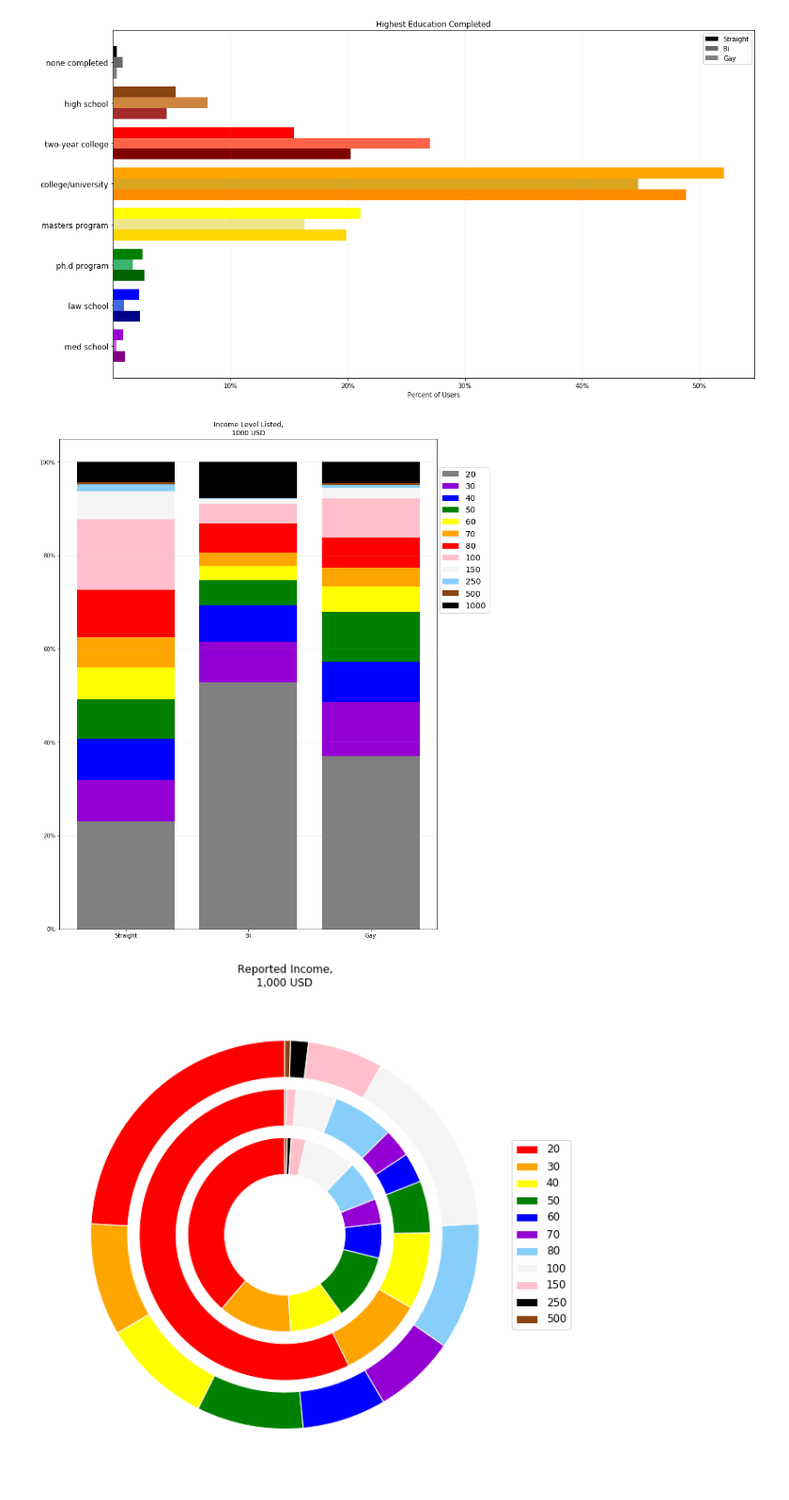
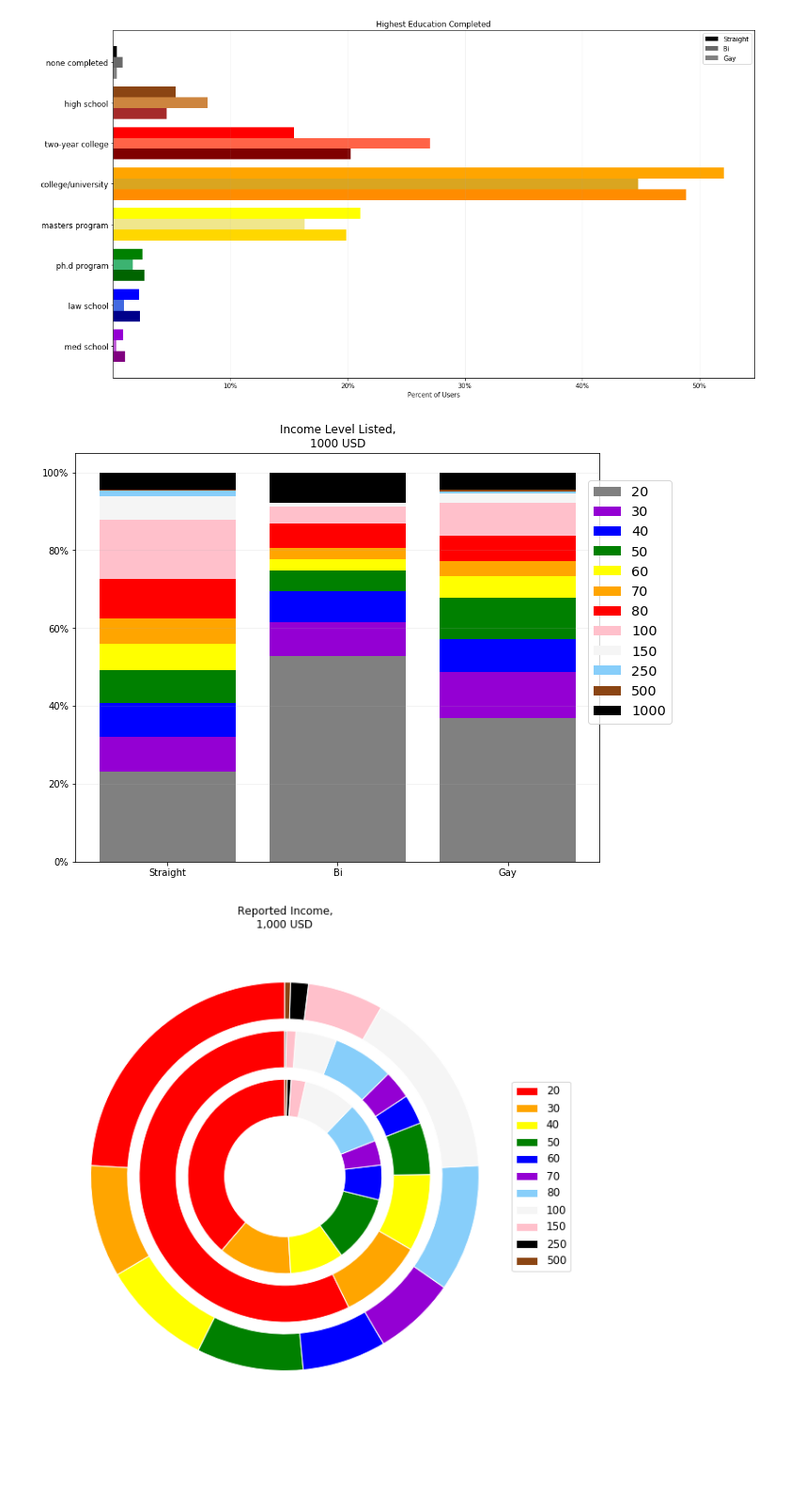
Before and after one commit to lemonmeringuepi/okcupid, a Jupyter notebook: dating skeleton.ipynb, the cells around one changed output. Shown at 94% size. Drawn from its saved outputs; the diff is of its cells as text; code cells hidden in the pictures; blank space fills up the shorter version.

```diff
--- a/dating skeleton.ipynb
+++ b/dating skeleton.ipynb
@@ -453,6 +457,13 @@ df['ethnicity_pacific_islander'] = df.apply(lambda x: 1 if 'pacific islander' in
 df['ethnicity_native_american'] = df.apply(lambda x: 1 if 'native american' in x['ethnicity'] else 0, axis=1)
 df['ethnicity_middle_eastern'] = df.apply(lambda x: 1 if 'middle eastern' in x['ethnicity'] else 0, axis=1)
 df['ethnicity_indian'] = df.apply(lambda x: 1 if 'indian' in x['ethnicity'] else 0, axis=1)
+df['ethnicity_asian'] = df.apply(lambda x: 1 if 'asian' in x['ethnicity'] else 0, axis=1)
+df['multiracial'] = df.apply(lambda x: 1 if (x['ethnicity_white'] + x['ethnicity_black'] +
+                             x['ethnicity_other'] + x['ethnicity_hispanic'] +
+                             x['ethnicity_pacific_islander'] +
+                             x['ethnicity_native_american'] +
+                             x['ethnicity_middle_eastern'] + x['ethnicity_indian'] +
+                             x['ethnicity_asian'])>1 else 0, axis=1)
 
 # education_code
 education_map = {'unknown': -1, 'working on space camp': -1, 'graduated from space camp': -1,
@@ -717,3 +730,10 @@ Amount of languages, separated by commas
 |but it doesn't matter|0|
 |and it's fun to think about|1|
 |and it matters a lot|2|
+# %%
+plt.figure(figsize=(10,6))
+
+for j in range(-1,2):
+    plt.subplot(1,3,j+2)
+    plt.hist(df[df['orientation_code']==j]['languages_spoken'])
+plt.show()
@@ -720,28 +742,30 @@ Amount of languages, separated by commas
 # %%
 plt.figure(figsize=(10,6))
 
-ethnicity_labels = ['white', 'black', 'other', 'hispanic', 'pacific\nislander',
-                    'native\namerican', 'middle\neastern', 'indian']
-ethnicity_rows = ['ethnicity_white', 'ethnicity_black', 'ethnicity_other',
+ethnicity_labels = ['white', 'black', 'hispanic', 'pacific\nislander',
+                    'native\namerican', 'middle\neastern', 'indian', 'asian', 'other',
+                   'multiracial']
+ethnicity_rows = ['ethnicity_white', 'ethnicity_black',
                   'ethnicity_hispanic', 'ethnicity_pacific_islander',
                   'ethnicity_native_american', 'ethnicity_middle_eastern',
-                  'ethnicity_indian']
-straight_ethnicity = [df[df['orientation_code']==-1][i].sum()/
+                  'ethnicity_indian', 'ethnicity_asian', 'ethnicity_other',
+                 'multiracial']
+straight_ethnicity = [len(df[(df['orientation_code']==-1) & (df[i]>0)])/
                       len(df[df['orientation_code']==-1]) for i in ethnicity_rows]
-bi_ethnicity = [df[df['orientation_code']==0][i].sum()/
+bi_ethnicity = [len(df[(df['orientation_code']==0) & (df[i]>0)])/
                 len(df[df['orientation_code']==0]) for i in ethnicity_rows]
-gay_ethnicity = [df[df['orientation_code']==1][i].sum()/
+gay_ethnicity = [len(df[(df['orientation_code']==1) & (df[i]>0)])/
                  len(df[df['orientation_code']==1]) for i in ethnicity_rows]
 
-straight_pos = [3*element + 0.8*1 for element in range(8)]
-bi_pos = [3*element + 0.8*2 for element in range(8)]
-gay_pos = [3*element + 0.8*3 for element in range(8)]
+straight_pos = [3*element + 0.8*1 for element in range(10)]
+bi_pos = [3*element + 0.8*2 for element in range(10)]
+gay_pos = [3*element + 0.8*3 for element in range(10)]
 
 plt.bar(straight_pos, straight_ethnicity, color=colors, label='Straight')
 plt.bar(bi_pos, bi_ethnicity, color=colors_faded, label='Bi')
 plt.bar(gay_pos, gay_ethnicity, color=colors_dark, label='Gay')
 
-plt.xticks([3*element + 0.8*2 for element in range(8)], ethnicity_labels)
+plt.xticks([3*element + 0.8*2 for element in range(10)], ethnicity_labels)
 plt.yticks([0.1*i for i in range(8)], [str(10*i)+'%' for i in range(8)])
 plt.legend()
 plt.gca().yaxis.grid(True, alpha=0.2)
@@ -753,0 +778,5 @@ plt.show()
+# %%
+ethnicities = zip(straight_ethnicity, bi_ethnicity, gay_ethnicity)
+
+for i in ethnicities:
+    print(i)
@@ -919,7 +959,7 @@ plt.show()
 # %% [output]
 [figure]
 # %%
-plt.figure(figsize=(12,16))
+plt.figure(figsize=(10,8))
 inc_labels = [20000, 30000, 40000, 50000, 60000, 70000, 80000,
               100000, 150000, 250000, 500000, 1000000]
 inc_labels_str = ['20', '30', '40', '50', '60', '70',
@@ -979,34 +1019,34 @@ plt.bar(orientation_key,
        label=inc_labels_str[7],
        bottom=bars6)
 plt.bar(orientation_key,
        incomes[8],
        color='whitesmoke',
        label=inc_labels_str[8],
        bottom=bars7)
 plt.bar(orientation_key,
        incomes[9],
        color='lightskyblue',
        label=inc_labels_str[9],
        bottom=bars8)
 plt.bar(orientation_key,
        incomes[10],
        color='saddlebrown',
        label=inc_labels_str[10],
        bottom=bars9)
 plt.bar(orientation_key,
        incomes[11],
        color='black',
        label=inc_labels_str[11],
        bottom=bars10)
 plt.yticks([0.2*i for i in range(6)], [str(20*i) +'%' for i in range(6)])
 plt.gca().yaxis.grid(True, alpha=0.2)
 plt.legend(loc=1, bbox_to_anchor=(1.15,.95), fontsize='x-large')
 plt.title('Income Level Listed,\n1000 USD')
 
 plt.savefig('reported_income_stacked_bar.png', bbox_inches='tight')
 plt.show()
 # %% [output]
-[figure, old version]
+[figure, new version]
 # %%
 plt.figure(figsize=(18,10))
 inc_labels = [20000, 30000, 40000, 50000, 60000, 70000, 80000,
```
Also changed, not shown: parts of 13 cells of this notebook, 9 other files.
